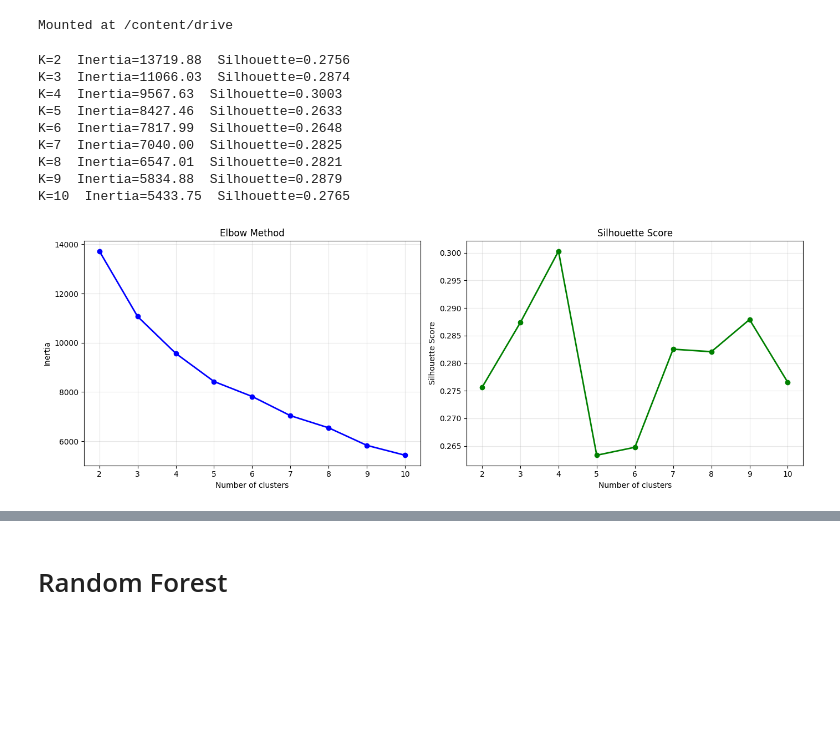
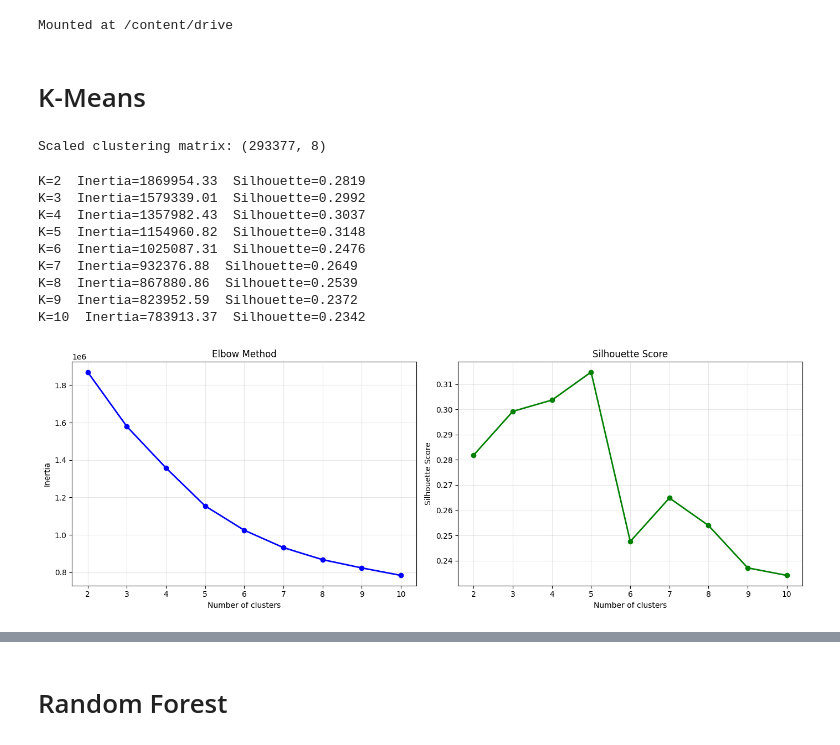
Before and after one commit to LincyMuema/SpendingAnalysis, a Jupyter notebook: notebooks/model_training.ipynb, the cells around one changed output, grey strips where cells are left out. Drawn from its saved outputs; the diff is of its cells as text; code cells hidden in the pictures; blank space fills up the shorter version.

```diff
--- a/notebooks/model_training.ipynb
+++ b/notebooks/model_training.ipynb
@@ -12,54 +13,78 @@ from sklearn.metrics import silhouette_score, mean_squared_error, r2_score
 from sklearn.linear_model import LinearRegression
 # %%
+# Import dataset from google drive
 from google.colab import drive
 drive.mount('/content/drive')
 
-raw_file_path = '/content/drive/MyDrive/dataset/ics_project/clustered_data_raw.csv'
-clustered_file_path = '/content/drive/MyDrive/dataset/ics_project/clustered_data.csv'
-weekly_file_path = '/content/drive/MyDrive/dataset/ics_project/weekly_data.csv'
+clustered_file_path = '/content/drive/MyDrive/dataset/ics_project/processed/clustering_data.csv'
+anomaly_file_path = '/content/drive/MyDrive/dataset/ics_project/processed/anomaly_data.csv'
+monthly_file_path = '/content/drive/MyDrive/dataset/ics_project/processed/monthly_data.csv'
+weekly_file_path = '/content/drive/MyDrive/dataset/ics_project/processed/weekly_data.csv'
 
 
-clustered_data_raw = pd.read_csv(raw_file_path)
-clustered_data = pd.read_csv(clustered_file_path).values
+clustering_data = pd.read_csv(clustered_file_path)
+anomaly = pd.read_csv(anomaly_file_path)
+monthly = pd.read_csv(monthly_file_path)
 weekly = pd.read_csv(weekly_file_path)
 # %% [output]
 Mounted at /content/drive
+# %% [markdown]
+# K-Means
+# %%
+# Scaling
+features_clustering = [
+    'amount', 'category_encoded', 'day_of_week',
+    'week_of_month', 'is_weekend', '7day_spend',
+    '30day_avg', 'spending_velocity'
+]
+
+X_cluster = clustering_data[features_clustering].values
+
+scaler_clustering = StandardScaler()
+X_cluster_scaled  = scaler_clustering.fit_transform(X_cluster)
+
+print(f'Scaled clustering matrix: {X_cluster_scaled.shape}')
+# %% [output]
+Scaled clustering matrix: (293377, 8)
 # %%
-inertias     = []
-silhouettes  = []
-K_range      = range(2, 11)
+# Finding the best K to use
+inertias = []
+silhouettes = []
+K_range = range(2, 11)
 
 for k in K_range:
     km  = KMeans(n_clusters=k, random_state=42, n_init=10)
-    km.fit(clustered_data)
+    km.fit(X_cluster_scaled)
     inertias.append(km.inertia_)
-    silhouettes.append(silhouette_score(clustered_data, km.labels_))
+    silhouettes.append(silhouette_score(X_cluster_scaled, km.labels_, sample_size=10000, random_state=42))
     print(f'K={k}  Inertia={km.inertia_:.2f}  Silhouette={silhouettes[-1]:.4f}')
 
+
+# Plotting
 fig, (ax1, ax2) = plt.subplots(1, 2, figsize=(14, 5))
 ax1.plot(list(K_range), inertias, 'bo-', linewidth=2)
 ax1.set_xlabel('Number of clusters')
 ax1.set_ylabel('Inertia')
 ax1.set_title('Elbow Method')
 ax1.grid(True, alpha=0.3)
 
 ax2.plot(list(K_range), silhouettes, 'go-', linewidth=2)
 ax2.set_xlabel('Number of clusters')
 ax2.set_ylabel('Silhouette Score')
 ax2.set_title('Silhouette Score')
 ax2.grid(True, alpha=0.3)
 
 plt.tight_layout()
 plt.show()
 # %% [output]
-K=2  Inertia=13719.88  Silhouette=0.2756
-K=3  Inertia=11066.03  Silhouette=0.2874
-K=4  Inertia=9567.63  Silhouette=0.3003
-K=5  Inertia=8427.46  Silhouette=0.2633
-K=6  Inertia=7817.99  Silhouette=0.2648
-K=7  Inertia=7040.00  Silhouette=0.2825
-K=8  Inertia=6547.01  Silhouette=0.2821
-K=9  Inertia=5834.88  Silhouette=0.2879
-K=10  Inertia=5433.75  Silhouette=0.2765
+K=2  Inertia=1869954.33  Silhouette=0.2819
+K=3  Inertia=1579339.01  Silhouette=0.2992
+K=4  Inertia=1357982.43  Silhouette=0.3037
+K=5  Inertia=1154960.82  Silhouette=0.3148
+K=6  Inertia=1025087.31  Silhouette=0.2476
+K=7  Inertia=932376.88  Silhouette=0.2649
+K=8  Inertia=867880.86  Silhouette=0.2539
+K=9  Inertia=823952.59  Silhouette=0.2372
+K=10  Inertia=783913.37  Silhouette=0.2342
-[figure, old version]
+[figure, new version]
 # %%
```
Also changed, not shown: parts of 15 cells of this notebook, 14 other files.
